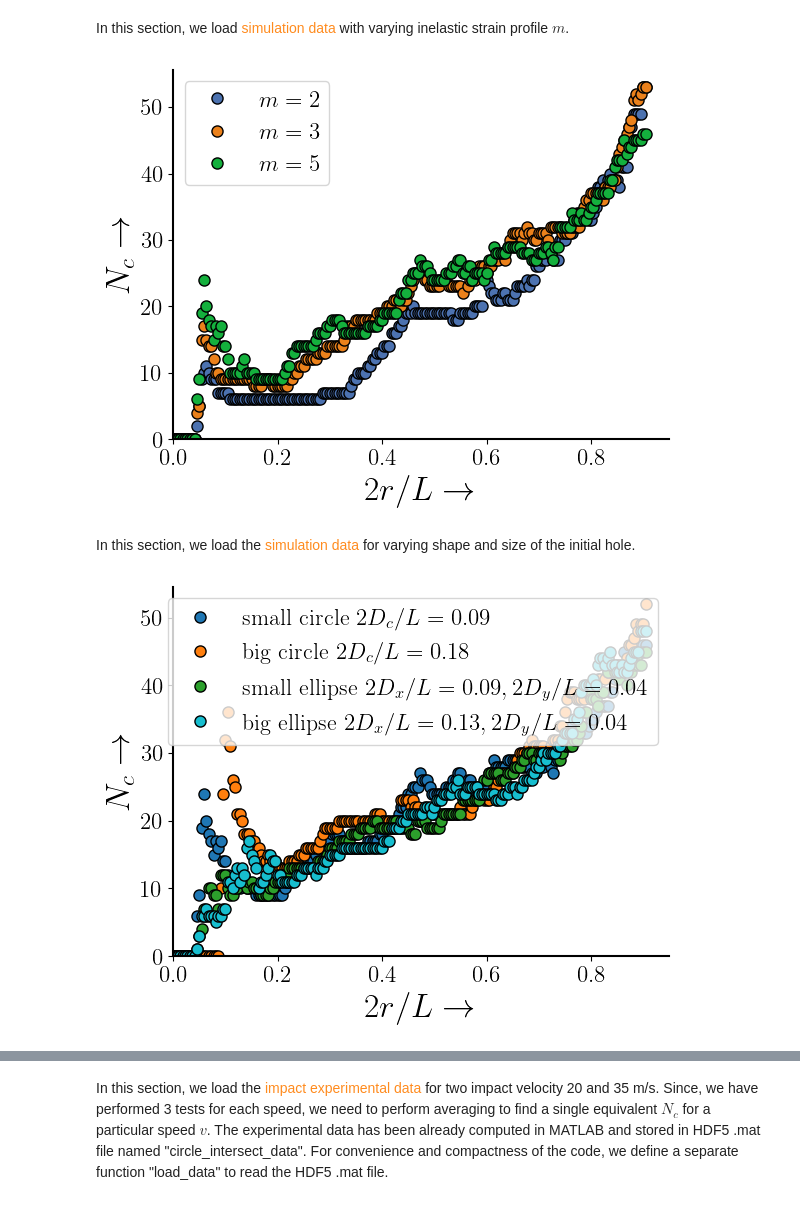
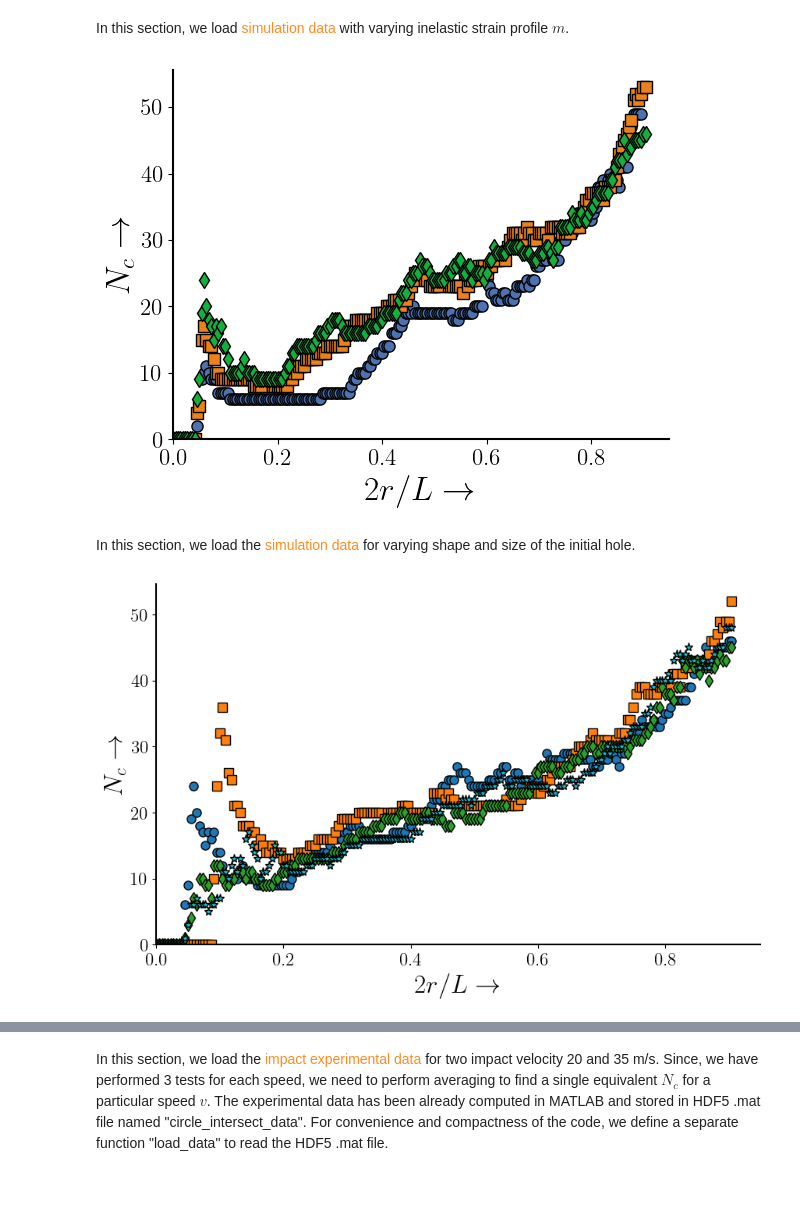
Before and after one commit to VinDawara/residual_network, a Jupyter notebook: circle_intersection_plot/notebook/circle_intersection_plot_notebook.ipynb, the cells around one changed output, grey strips where cells are left out. Saved outputs shown, nothing was run; the diff lists cells and outputs as text; code cells hidden in the pictures.

Commit message:
Figures updated

```diff
--- a/circle_intersection_plot/notebook/circle_intersection_plot_notebook.ipynb
+++ b/circle_intersection_plot/notebook/circle_intersection_plot_notebook.ipynb
@@ -57,75 +54,81 @@ plt.show()
 # %% [markdown]
 In this section, we load <span style="color:rgb(255, 139, 30);"> simulation data </span> with varying inelastic strain profile $m$.
 # %%
+read_path = r'C:\MyData\Stressed network work\Data\simulation\Nc'
+save_path = r'C:\MyData\Stressed network work\Data\simulation\Nc\plots'
+
 # m = 2
 data_dir_path = r'C:\MyData\Stressed network work\Data\hole5_d5t125_et03_dec_m2_R108_e02_254X220\circle_fragments_intersection'
-with open(data_dir_path + f'/{filename}', 'rb') as f:
+with open(read_path + '/T1_m2eb03h5_d5t125', 'rb') as f:
     radius_m2, nbonds_m2 = pickle.load(f)
 
 # m = 3
 data_dir_path = r'C:\MyData\Stressed network work\Data\hole5_d5t125_et03_dec_m3_R108_e02_220X254\circle_fragments_intersection'
-with open(data_dir_path + f'/{filename}', 'rb') as f:
+with open(read_path + '/T2_m3eb03h5_d5t125', 'rb') as f:
     radius_m3, nbonds_m3 = pickle.load(f)
 
 # m = 5
 data_dir_path = r'C:\MyData\Stressed network work\Data\hole5_d5t125_et03_dec_m5_R108_e02_254X220\circle_fragment_intersection'
-with open(data_dir_path + f'/{filename}', 'rb') as f:
+with open(read_path + '/T3_m5eb03h5_d5t125', 'rb') as f:
     radius_m5, nbonds_m5 = pickle.load(f)
 
 # We can now plot the data
 L = 110  # Reference length (half size of the network)
 fig, ax = plt.subplots()
 ax.plot(radius_m2 / L, nbonds_m2, label=r'$m=2$', alpha=1, linestyle='None', marker='o', markersize=8, markeredgecolor='black')
-ax.plot(radius_m3 / L, nbonds_m3, label=r'$m=3$', alpha=1, linestyle='None', marker='o', markersize=8, markeredgecolor='black')
-ax.plot(radius_m5 / L, nbonds_m5, label=r'$m=5$', alpha=1, linestyle='None', marker='o', markersize=8, markeredgecolor='black')
+ax.plot(radius_m3 / L, nbonds_m3, label=r'$m=3$', alpha=1, linestyle='None', marker='s', markersize=8, markeredgecolor='black')
+ax.plot(radius_m5 / L, nbonds_m5, label=r'$m=5$', alpha=1, linestyle='None', marker='d', markersize=8, markeredgecolor='black')
 ax.set_xlabel(r'$2r/L\rightarrow$')
 ax.set_ylabel(r'$N_c\rightarrow$')
-ax.legend()
+# ax.legend()
 ax.set_xlim(left=0)
 ax.set_ylim(bottom=0)
 
 # Save and show plot
-fig.savefig(save_plot_dir + r'\num_vary_m.png', bbox_inches='tight', dpi=300)
+fig.savefig(save_path + r'\num_vary_m.png', bbox_inches='tight', dpi=300)
 plt.show()
 # %% [output]
-[figure, old version]
+[figure, new version]
 # %% [markdown]
 In this section, we load the <span style="color:rgb(255, 139, 30);"> simulation data </span> for varying shape and size of the initial hole.
 # %%
+read_path = r'C:\MyData\Stressed network work\Data\simulation\Nc'
+save_path = r'C:\MyData\Stressed network work\Data\simulation\Nc\plots'
+
 # small circle
-with open(r'C:\MyData\Stressed network work\Data\hole5_d5t125_et03_dec_m5_R108_e02_254X220\circle_fragment_intersection\circle_fragments_inter', 'rb') as f:
+with open(read_path + '/T3_m5eb03h5_d5t125', 'rb') as f:
     radius_sc, nbonds_sc = pickle.load(f)
 
 # big circle
-with open(r'C:\MyData\Stressed network work\Data\shape_size\hole10_d5t125_et03_dec_m5_R108_e02_254X220\circle_fragment_intersection\circle_fragments_inter', 'rb') as f:
+with open(read_path + '/T7_m5eb03h10_d5t125', 'rb') as f:
     radius_bc, nbonds_bc = pickle.load(f)
 
 # small ellipse
-with open(r'C:\MyData\Stressed network work\Data\shape_size\ellipse_10X5_d5t125_et03_dec_m5_R108_e02_254X220\circle_fragment_intersection\circle_fragments_inter', 'rb') as f:
+with open(read_path + '/T8_m5eb03e10_5_d5t125', 'rb') as f:
     radius_se, nbonds_se = pickle.load(f)
 
 # big ellipse
-with open(r'C:\MyData\Stressed network work\Data\shape_size\ellipse_15X5_d5t125_et03_dec_m5_R108_e02_254X220\circle_fragment_intersection\circle_fragments_inter', 'rb') as f:
+with open(read_path + '/T9_m5eb03e15_5_d5t125', 'rb') as f:
     radius_be, nbonds_be = pickle.load(f)
 
 # We can now plot the data
 L = 110  # Reference length (half size of the network)
-fig, ax = plt.subplots()
+fig, ax = plt.subplots(figsize = (10,6))
 ax.plot(radius_sc / L, nbonds_sc, label=r'small circle $2D_c/L=0.09$', color='tab:blue', alpha=1, linestyle='None', marker='o', markersize=8,
      markeredgecolor='black')
-ax.plot(radius_bc / L, nbonds_bc, label=r'big circle $2D_c/L=0.18$', color='tab:orange', alpha=1, linestyle='None', marker='o', markersize=8,
+ax.plot(radius_bc / L, nbonds_bc, label=r'big circle $2D_c/L=0.18$', color='tab:orange', alpha=1, linestyle='None', marker='s', markersize=8,
      markeredgecolor='black')
-ax.plot(radius_se / L, nbonds_se, label=r'small ellipse $2D_x/L=0.09, 2D_y/L=0.04$', color='tab:green', alpha=1, linestyle = 'None', marker='o', markersize=8,
+ax.plot(radius_se / L, nbonds_se, label=r'small ellipse $2D_x/L=0.09, 2D_y/L=0.04$', color='tab:green', alpha=1, linestyle = 'None', marker='d', markersize=8,
      markeredgecolor='black')
-ax.plot(radius_be / L, nbonds_be, label=r'big ellipse $2D_x/L=0.13, 2D_y/L=0.04$', color='tab:cyan', alpha=1, linestyle = 'None', marker='o', markersize=8,
+ax.plot(radius_be / L, nbonds_be, label=r'big ellipse $2D_x/L=0.13, 2D_y/L=0.04$', color='tab:cyan', alpha=1, linestyle = 'None', marker='*', markersize=8,
      markeredgecolor='black')
 ax.set_xlabel(r'$2r/L\rightarrow$')
 ax.set_ylabel(r'$N_c\rightarrow$')
-ax.legend()
+# ax.legend()
 ax.set_xlim(left=0)
 ax.set_ylim(bottom=0)
 # Save and show plot
-fig.savefig(save_plot_dir + r'\num_vary_shape_size.png', bbox_inches='tight', dpi=300)
+fig.savefig(save_path + r'\num_vary_shape_size.png', bbox_inches='tight', dpi=300)
 plt.show()
 # %% [output]
-[figure, old version]
+[figure, new version]
```
Also changed, not shown: parts of 7 cells of this notebook.
